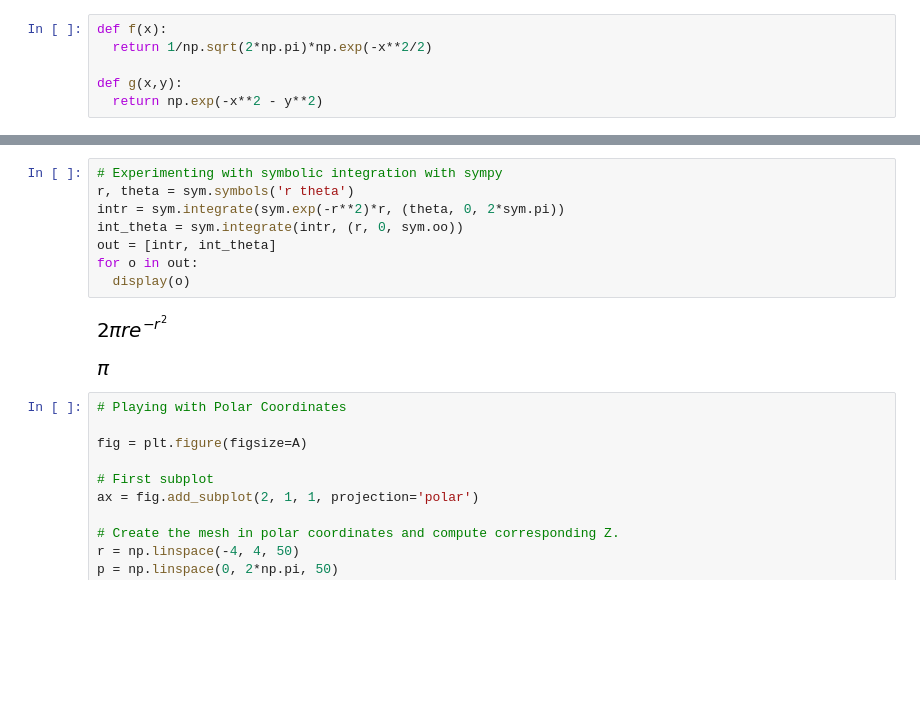
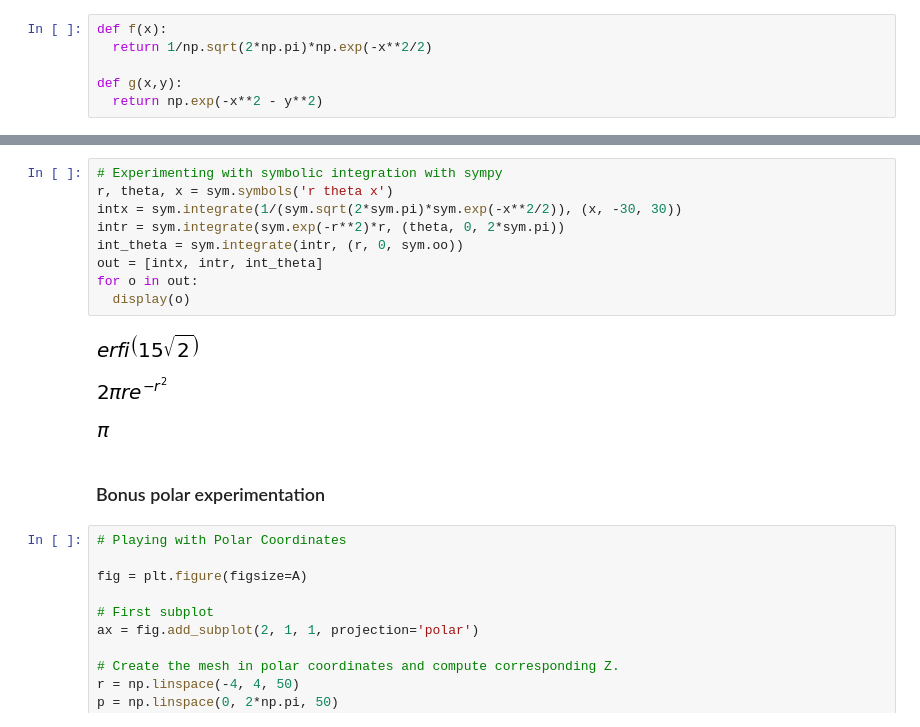
Before and after one commit to awhooshingwind/Math254, a Jupyter notebook: jpierson_wp2_suppl.ipynb, the cells around one changed output, grey strips where cells are left out. Saved outputs shown, nothing was run; the diff lists cells and outputs as text; blank space fills up the shorter version.

Commit message:
added sections, adjusted colors in graph output

```diff
--- a/jpierson_wp2_suppl.ipynb
+++ b/jpierson_wp2_suppl.ipynb
@@ -150,14 +179,18 @@ Evaluating this integral numerically, using the Composite Simpson's Rule approac
 # %%
 # Experimenting with symbolic integration with sympy
-r, theta = sym.symbols('r theta')
+r, theta, x = sym.symbols('r theta x')
+intx = sym.integrate(1/(sym.sqrt(2*sym.pi)*sym.exp(-x**2/2)), (x, -30, 30))
 intr = sym.integrate(sym.exp(-r**2)*r, (theta, 0, 2*sym.pi))
 int_theta = sym.integrate(intr, (r, 0, sym.oo))
-out = [intr, int_theta]
+out = [intx, intr, int_theta]
 for o in out:
   display(o)
 # %% [output]
-[figure, old version]
+[figure, new version]
-[figure, old version]
+[figure, new version]
+[figure, added]
+# %% [markdown]
+### Bonus polar experimentation
 # %%
 # Playing with Polar Coordinates
 
```
Also changed, not shown: parts of 10 cells of this notebook.
